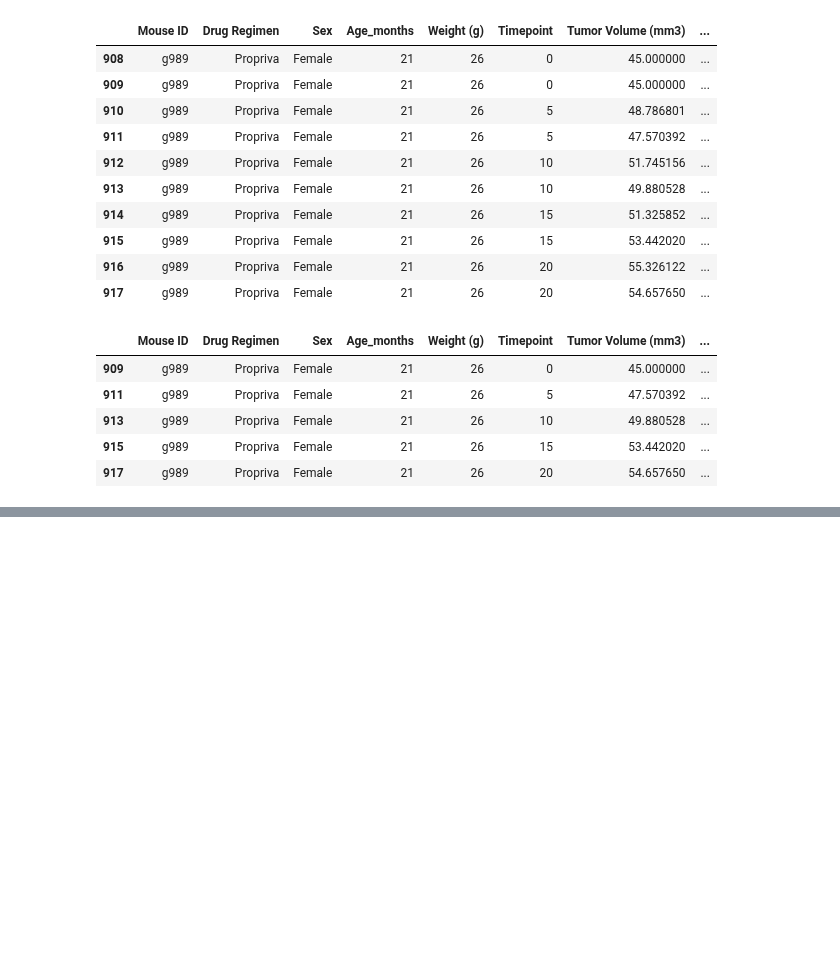
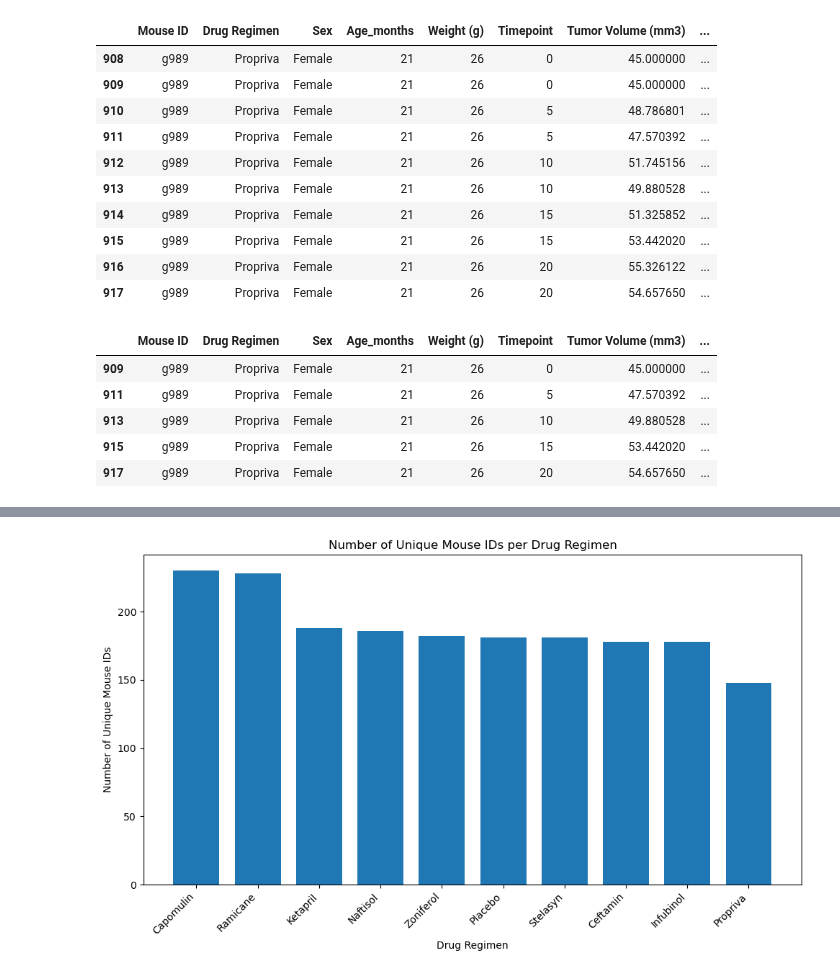
Before and after one commit to chris-yujin/data-visualization-challenge, a Jupyter notebook: Pymaceuticals/pymaceuticals.ipynb, the cells around one changed output, grey strips where cells are left out. Cells and saved outputs as stored; diff of their text form; code cells hidden in the pictures; blank space fills up the shorter version.

```diff
--- a/Pymaceuticals/pymaceuticals.ipynb
+++ b/Pymaceuticals/pymaceuticals.ipynb
@@ -108,0 +228,14 @@ duplicate_mice
+# %%
+# Use pyplot to generate the bar graph
+
+# Create a bar chart using matplotlib
+plt.figure(figsize=(10, 6))
+plt.bar(count_by_drug.index, count_by_drug, width=0.75)
+plt.xlabel('Drug Regimen')
+plt.ylabel('Number of Unique Mouse IDs')
+plt.title('Number of Unique Mouse IDs per Drug Regimen')
+plt.xticks(rotation=45, ha='right')
+plt.tight_layout()
+plt.show()
+# %% [output]
+[figure, added]
```
Also changed, not shown: parts of 24 cells of this notebook, 1 other file.
